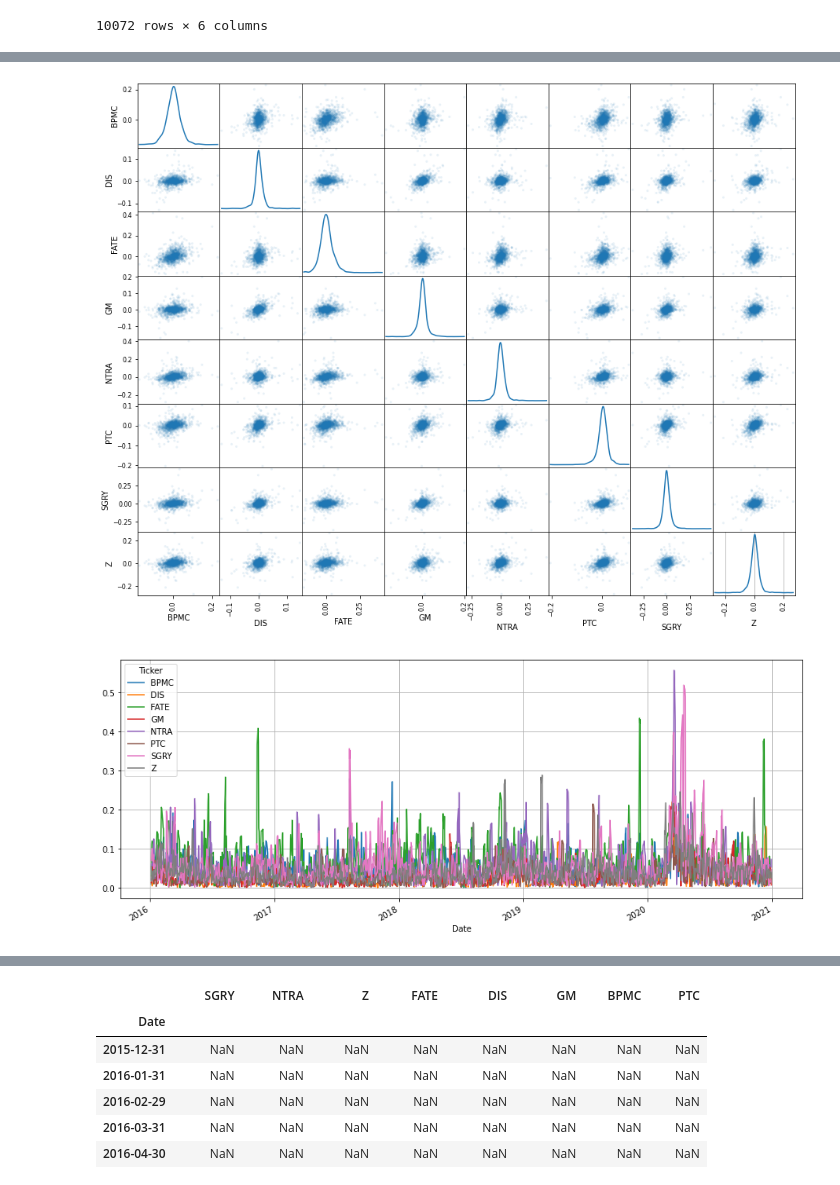
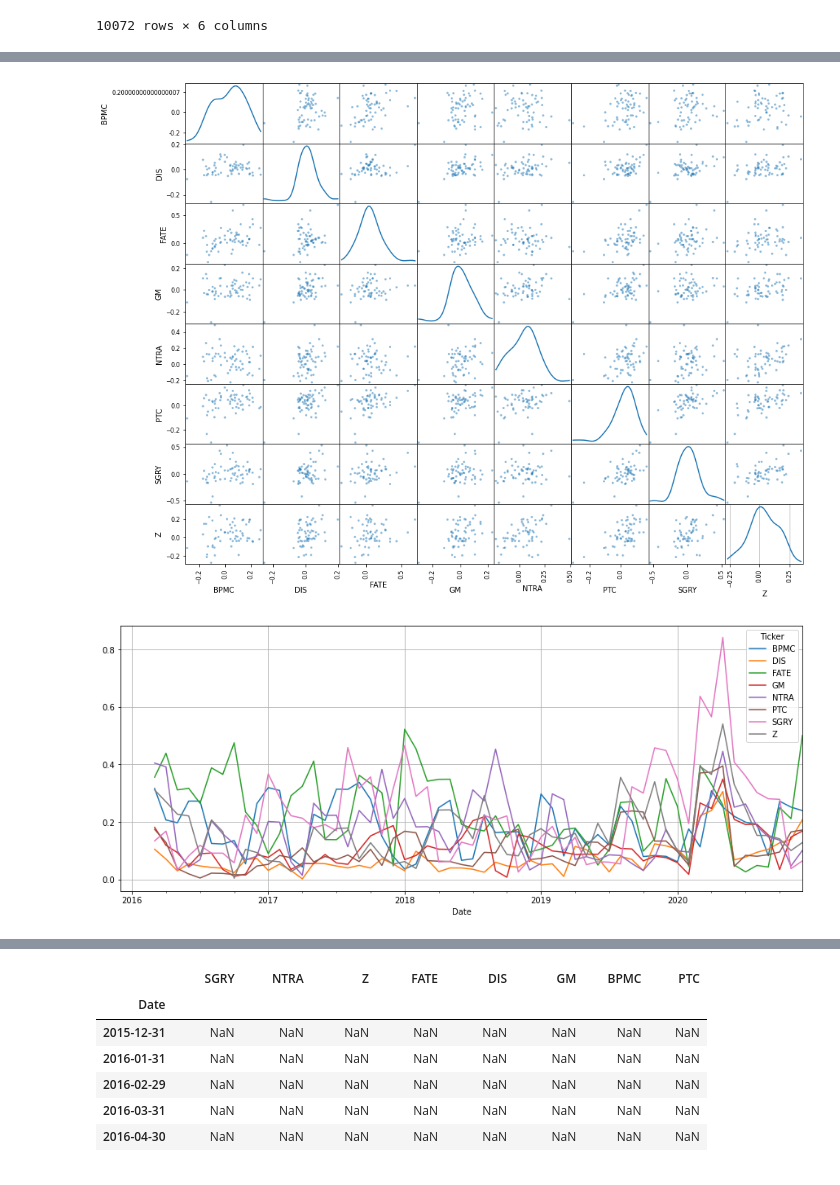
Before and after one commit to saritmaitra/Momentum_Trading, a Jupyter notebook: Monthly_Series_MomentumStrategy.ipynb, the cells around one changed output, grey strips where cells are left out. Saved outputs shown, nothing was run; the diff lists cells and outputs as text; code cells hidden in the pictures.

```diff
--- a/Monthly_Series_MomentumStrategy.ipynb
+++ b/Monthly_Series_MomentumStrategy.ipynb
@@ -21,8 +21,9 @@ def get(tickers, startdate, enddate):
 tickers=["SGRY", "NTRA", "Z", "FATE", "DIS", "GM", 'BPMC', "PTC"]
 start = dt.datetime(2015,12,31)
 end = dt.datetime(2020,12,31)
-all_data = get(tickers, start, end)
-all_data
+data = get(tickers, start, end)
+# data = data.resample('m').mean()
+data
 # %% [output]
 [*********************100%***********************]  1 of 1 completed
 [*********************100%***********************]  1 of 1 completed
@@ -58,0 +60,11 @@ plt.show()
+# %%
+# Isolate the `Adj Close` values and transform the DataFrame
+close_px = data[['Adj Close']].reset_index().pivot('Date', 'Ticker', 'Adj Close')
+mtly_close_px = close_px.resample('m').mean()
+# print(mtly_close_px)
+
+# Monthly percentage change
+mtly_return = mtly_close_px.pct_change()
+# distributions plot
+mtly_return.hist(bins=20, sharex=True, figsize=(12,8))
+plt.show()
@@ -59,19 +73,21 @@ plt.show()
 # %%
 # scatter matrix
-pd.plotting.scatter_matrix(mtly_pct_change, diagonal='kde', alpha=0.1,figsize=(15,12))
+pd.plotting.scatter_matrix(mtly_return, diagonal='kde', figsize=(15,12))
 plt.grid(True);plt.show()
 # %% [output]
-[figure, old version]
+[figure, new version]
 # %%
+import numpy as np
+
 # Define the minumum of periods to consider
 min_periods = 3
 # Calculate the volatility
-vol = mtly_pct_change.rolling(min_periods).std() * np.sqrt(min_periods)
+vol = mtly_return.rolling(min_periods).std() * np.sqrt(min_periods)
 # Plot the volatility
 vol.plot(figsize=(15, 6)); plt.grid(True)
 plt.show()
 # %% [output]
-[figure, old version]
+[figure, new version]
 # %%
 from datetime import datetime
 tickers=["SGRY", "NTRA", "Z", "FATE", "DIS", "GM", 'BPMC', "PTC"]
```
Also changed, not shown: parts of 6 cells of this notebook.
